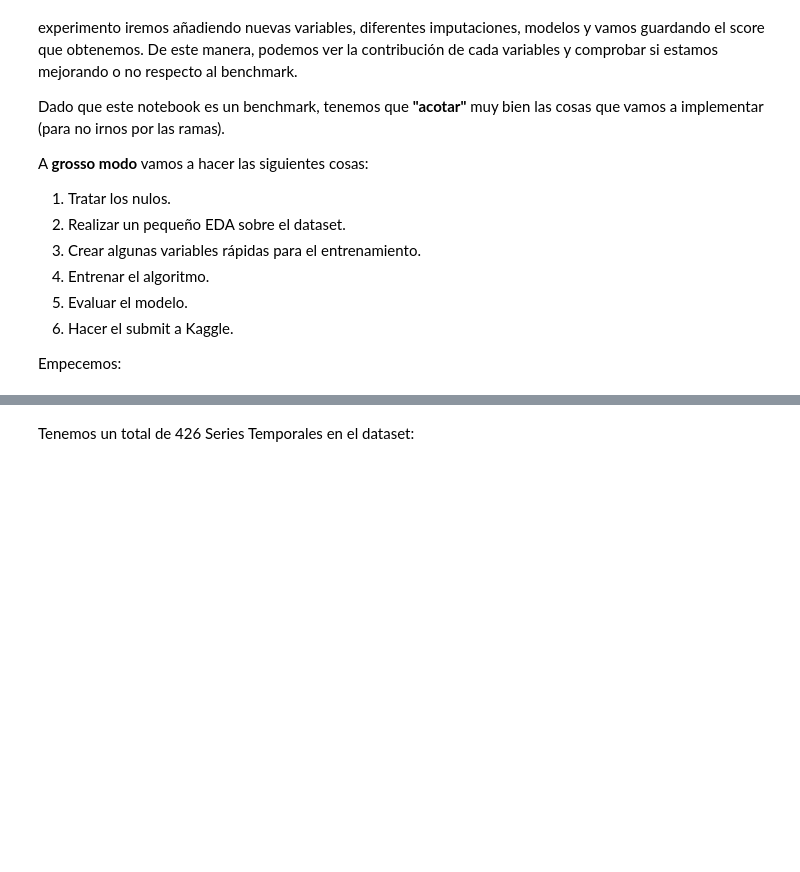
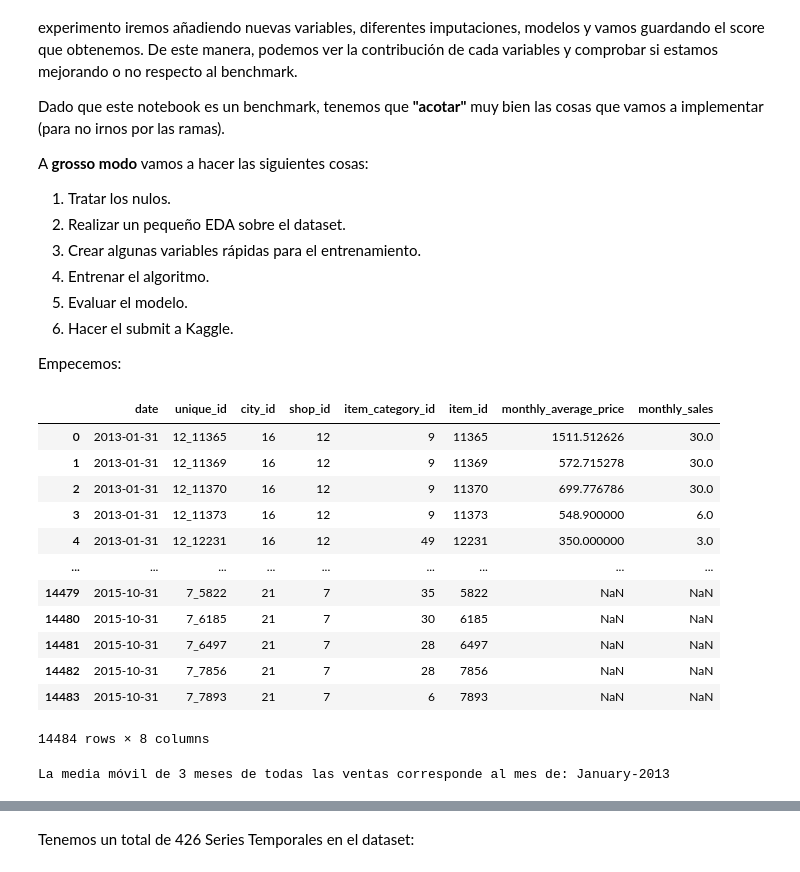
Before and after one commit to dgonzalezDS/Entregable3, a Jupyter notebook: 3_KAGGLE_BENCHMARK.ipynb, the cells around one changed output, grey strips where cells are left out. Drawn from its saved outputs; the diff is of its cells as text; code cells hidden in the pictures; blank space fills up the shorter version.

```diff
--- a/3_KAGGLE_BENCHMARK.ipynb
+++ b/3_KAGGLE_BENCHMARK.ipynb
@@ -175,3 +175,33 @@ A **grosso modo** vamos a hacer las siguientes cosas:
 1. Hacer el submit a Kaggle.
 
 Empecemos:
+# %%
+df
+# %% [output]
+|  | date | unique_id | city_id | shop_id | item_category_id | item_id | monthly_average_price | monthly_sales |
+| 0 | 2013-01-31 | 12_11365 | 16 | 12 | 9 | 11365 | 1511.512626 | 30.0 |
+| 1 | 2013-01-31 | 12_11369 | 16 | 12 | 9 | 11369 | 572.715278 | 30.0 |
+| 2 | 2013-01-31 | 12_11370 | 16 | 12 | 9 | 11370 | 699.776786 | 30.0 |
+| 3 | 2013-01-31 | 12_11373 | 16 | 12 | 9 | 11373 | 548.900000 | 6.0 |
+| 4 | 2013-01-31 | 12_12231 | 16 | 12 | 49 | 12231 | 350.000000 | 3.0 |
+| ... | ... | ... | ... | ... | ... | ... | ... | ... |
+| 14479 | 2015-10-31 | 7_5822 | 21 | 7 | 35 | 5822 | NaN | NaN |
+| 14480 | 2015-10-31 | 7_6185 | 21 | 7 | 30 | 6185 | NaN | NaN |
+| 14481 | 2015-10-31 | 7_6497 | 21 | 7 | 28 | 6497 | NaN | NaN |
+| 14482 | 2015-10-31 | 7_7856 | 21 | 7 | 28 | 7856 | NaN | NaN |
+| 14483 | 2015-10-31 | 7_7893 | 21 | 7 | 6 | 7893 | NaN | NaN |
+14484 rows × 8 columns
+# %%
+import pandas as pd
+
+# Suponiendo que tienes un DataFrame llamado df que contiene tus datos
+
+# Paso 1: Calcular la media móvil de 3 meses de todas las ventas
+ventas_3_meses = df['monthly_sales'].rolling(window=3).mean()
+
+# Paso 2: Encontrar el mes correspondiente a la media móvil de 3 meses
+mes_media_movil_3_meses = df.loc[ventas_3_meses.idxmax(), 'date'].strftime('%B-%Y')
+
+print("La media móvil de 3 meses de todas las ventas corresponde al mes de:", mes_media_movil_3_meses)
+# %% [output]
+La media móvil de 3 meses de todas las ventas corresponde al mes de: January-2013
```
Also changed, not shown: parts of 4 cells of this notebook.
